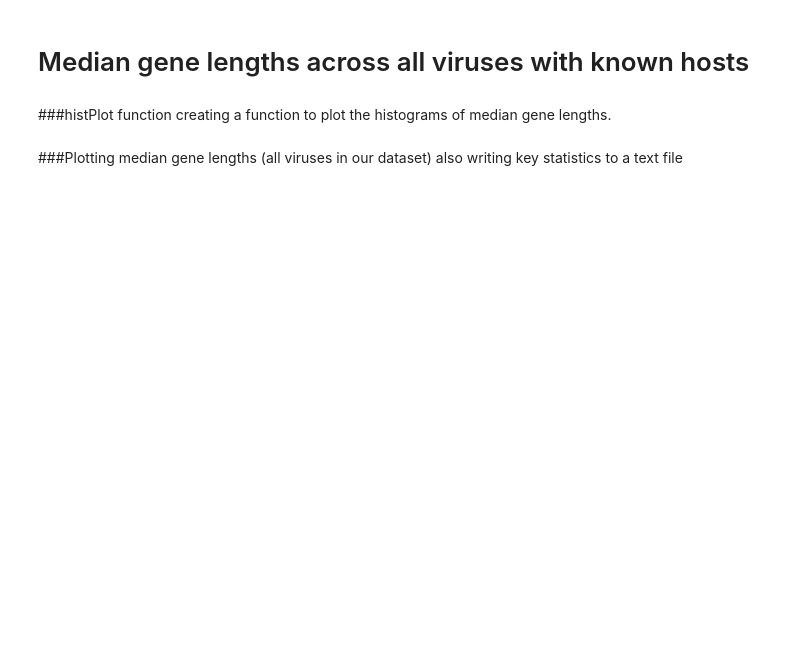
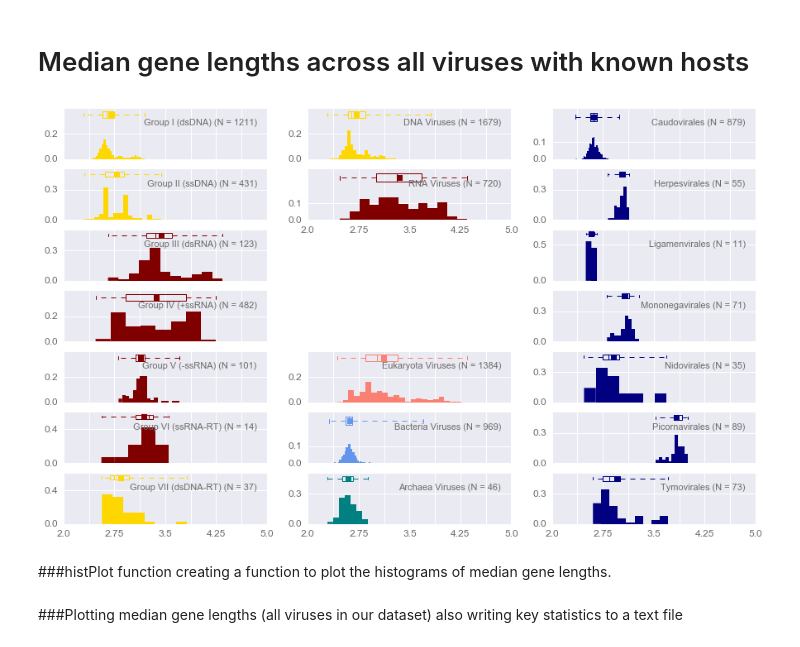
Before and after one commit to gitamahm/VirologyByTheNumbers, a Jupyter notebook: geneLengthsFV.ipynb, the cells around one changed output. Cells and saved outputs as stored; diff of their text form; code cells hidden in the pictures; blank space fills up the shorter version.

```diff
--- a/geneLengthsFV.ipynb
+++ b/geneLengthsFV.ipynb
@@ -13,6 +13,7 @@ from Bio import Entrez
 from Bio import SeqIO
 import matplotlib.patches as mpatches
 import seaborn as sns
+%matplotlib inline
 
 #filename that will be the name of both the stat text file and the plot.
 filename = 'geneLengthHistograms'
@@ -20,7 +21,9 @@ inputFileNameTXT = filename + '.txt'
 fo = open(inputFileNameTXT, 'w')
 #writing the first line here, and the rest as part of the for loop
 fo.write('\t'+'Gene Length Statistics For Different Viral Groups (no. of bases)'+'\n')
-fo.write('\t'+ 'Min' +'\t'+ 'Max' + '\t'+ '25th Percentile'+'\t'+ 'Median'+ '\t' + '75th Percentile' +'\t' + 'Mean' + '\t' +'Stdev.' +'\t'+ 'Min (Log10)' +'\t'+ 'Max (Log10)' + '\t'+ '25th percentile (Log10)'+'\t'+ 'Median (Log10)'+ '\t' + '75th percentile (Log10)' +'\t' + 'Mean (Log10)' + '\t' +'Stdev. (Log10)' +'\n')
+fo.write('\t'+ 'Min' +'\t'+ 'Max' + '\t'+ '25th Percentile'+'\t'+ 'Median'+ '\t' + '75th Percentile' +'\t' +
+         'Mean' + '\t' +'Stdev.' +'\t'+ 'Min (Log10)' +'\t'+ 'Max (Log10)' + '\t'+ '25th percentile (Log10)'+'\t
+         '+ 'Median (Log10)'+ '\t' + '75th percentile (Log10)' +'\t' + 'Mean (Log10)' + '\t' +'Stdev. (Log10)' +'\n')
 
 #as part of quality control the following viruses had to be omitted from our analysis
 #they contain various types of misannotations or mislabeled hosts
@@ -53,6 +56,7 @@ def getHostTaxidFromGenomeFolder(genome_folder):
 
 def getGenomeLengthFromGenomeFolder(genome_folder):
     total = 0
+    #reads genome length from ptt files
     if folder not in badFolders and folder not in sats:
         for file in os.listdir(os.path.join('all_ptt', folder)):
             with open(os.path.join('all_ptt', folder, file)) as ptt_file:
@@ -127,9 +131,11 @@ def getCodingNumberAndOverlapNumberFromGenomeFolder(folder):
 
 def makePlot(virusGroups, hostNames, plotPositionVert):
     #plotPositionVert will let the program know where in the 7x3 subplots to place the figures that are generated.
-    #medProtLengthByGroup is a list of lists containing length of median gene length per virus group across different classifications (originally we were interested in protein length, hence the variable name).
+    #medProtLengthByGroup is a list of lists containing length of median gene length per virus group across
+    #different classifications (originally we were interested in protein length, hence the variable name).
     medProtLengthByGroup = [[(np.log10(x['median']*3)) for x in group] for group in virusGroups]
-    #yVec is normalized frequency. Basically 1/N, where N is the number of viruses per viral group. Note, median multiplied by 3 to reflect the median gene length.
+    #yVec is normalized frequency. Basically 1/N, where N is the number of viruses per viral group.
+    #Note, median multiplied by 3 to reflect the median gene length.
     yVec = [len([x['median']*3 for x in group]) for group in virusGroups]
 
     #boxWidth is the width of the box plot
@@ -156,23 +162,28 @@ def makePlot(virusGroups, hostNames, plotPositionVert):
             else:
                 plotPositionHor = 20
             ax1 = plt.subplot(7,3, plotPositionHor)
-        #all other subplots are placed automatically according to their plotPositionVert, which is specified later in the code
+        #all other subplots are placed automatically according to their plotPositionVert,
+        #which is specified later in the code
         else:
             plotPositionHor = 3*j + plotPositionVert
             ax1 = plt.subplot(7,3, plotPositionHor)
 
-        #calculating the number of bins needed according to Freedman-Diaconis rule. Bin width = 2 * IQR * N^(-1/3), where N is number of datapoints, IQR is interquartile range.
+        #calculating the number of bins needed according to Freedman-Diaconis rule.
+        #Bin width = 2 * IQR * N^(-1/3), where N is number of datapoints, IQR is interquartile range.
         #number of bins can be calculated from bin width according to bin number = (max(data) - min(data))/bin width
-        iqr=np.percentile(medProtLengthByGroup[j], 75, interpolation='higher') - np.percentile(medProtLengthByGroup[j], 25, interpolation='lower')
+        iqr=np.percentile(medProtLengthByGroup[j], 75, interpolation='higher') - np.percentile(medProtLengthByGroup[j],
+                                                                                               25, interpolation='lower')
         bottom = binWidth=2*iqr*len(medProtLengthByGroup[j])**(-1/3)
         top = max(medProtLengthByGroup[j])-min(medProtLengthByGroup[j])
         binNumFreed =int(np.ceil(top/bottom))
 
-        #plotting the normalized histograms, and ensuring bins of equal length by setting 'bins' equal to an array with equal spacings
+        #plotting the normalized histograms, and ensuring bins of equal length by setting 'bins' equal
+        #to an array with equal spacings
         n, bins, patches = plt.hist(medProtLengthByGroup[j], weights=matWeight[j], bins=binNumFreed, color=colors[j], linewidth=0)
         maxHeight= np.round(np.amax(n),1) + 0.2
 
-        #instead of a legend, since there is only one figure per plot, I'm annotating the plot with virus group name, and number of viruses per that group
+        #instead of a legend, since there is only one figure per plot, I'm annotating the plot with virus
+        #group name, and number of viruses per that group
         ax1.annotate(hostNames[j] + ' (N = ' + str(yVec[j]) + ')', xy=(0.95, 0.8), xycoords='axes fraction',
                 horizontalalignment='right', verticalalignment='top', fontsize=11, color='dimgrey')
 
@@ -220,7 +231,8 @@ def makePlot(virusGroups, hostNames, plotPositionVert):
         plt.rcParams['pdf.fonttype'] = 42
 
         #writing the stats to the file we started earlier
-        #Note that the medProtLengthByGroup in this case contains log values already. So to get actual values, I had to convert from log values.
+        #Note that the medProtLengthByGroup in this case contains log values already. So to get actual values,
+        #I had to convert from log values.
         minimum ="%.1f" %min(np.power(10, medProtLengthByGroup[j]))
         logmin = "%.1f" %min(medProtLengthByGroup[j])
         maximum= "%.1f" %max(np.power(10, medProtLengthByGroup[j]))
@@ -235,7 +247,9 @@ def makePlot(virusGroups, hostNames, plotPositionVert):
         logavg = "%.1f" %np.mean(medProtLengthByGroup[j])
         std ="%.1f" %np.std(np.power(10,medProtLengthByGroup[j]))
         logstd = "%.1f" %np.std(medProtLengthByGroup[j])
-        fo.write(hostNames[j] +' (N = ' + str(yVec[j]) + ')'+'\t'+ minimum +'\t'+ maximum + '\t'+ iqr1 + '\t'+ med+ '\t' + iqr3 + '\t' + avg +'\t'+ std + '\t'+ logmin + '\t' + logmax +'\t' + logiqr1 +'\t'+ logmed+ '\t'+ logiqr3 + '\t' + logavg +'\t'+ logstd + '\n')
+        fo.write(hostNames[j] +' (N = ' + str(yVec[j]) + ')'+'\t'+ minimum +'\t'+ maximum + '\t'+ iqr1 +
+                 '\t'+ med+ '\t' + iqr3 + '\t' + avg +'\t'+ std + '\t'+ logmin + '\t' + logmax +'\t' + logiqr1 +
+                 '\t'+ logmed+ '\t'+ logiqr3 + '\t' + logavg +'\t'+ logstd + '\n')
 
 
 genomeLengths = []
@@ -260,7 +274,8 @@ for folder in os.listdir('all_faa'):
 
         hostTaxid = getHostTaxidFromGenomeFolder(folder)
         # These taxids come from viruses with unidentified hosts.
-        if hostTaxid and hostTaxid != 11086 and hostTaxid != 10036 and hostTaxid != 37965 and hostTaxid != 10640  and hostTaxid != 32644 and hostTaxid != 1 and hostTaxid != 212035 and hostTaxid != 1051671:
+        if hostTaxid and hostTaxid != 11086 and hostTaxid != 10036 and hostTaxid != 37965 and hostTaxid != 10640
+        and hostTaxid != 32644 and hostTaxid != 1 and hostTaxid != 212035 and hostTaxid != 1051671:
             taxidList.append(getTaxidFromGenomeFolder(folder))
             hostTaxidList.append(hostTaxid)
             genomeLengths.append(getGenomeLengthFromGenomeFolder(folder))
@@ -338,34 +353,38 @@ virusGroups.append([g for g in lengthData if 'Caulimoviridae' in g['englishLinea
 hostNames = ['Group I (dsDNA)', 'Group II (ssDNA)', 'Group III (dsRNA)', 'Group IV (+ssRNA)',
              'Group V (-ssRNA)', 'Group VI (ssRNA-RT)', 'Group VII (dsDNA-RT)', 'Unclassified']
 plotPositionVert =1
 colors = ['gold', 'gold', 'maroon', 'maroon', 'maroon', 'maroon', 'gold']
 makePlot(virusGroups, hostNames,plotPositionVert)
 
 
 #Make the Nucleotide Type classified plot
 newVirusGroups = []
 newVirusGroups.append(virusGroups[0] + virusGroups[1] + virusGroups[6])
 newVirusGroups.append(virusGroups[2] + virusGroups[3] + virusGroups[4] + virusGroups[5])
 DNAviruses = newVirusGroups[0]
 RNAviruses = newVirusGroups[1]
 plotPositionVert = 2
 colors = ['gold','maroon']
 makePlot(newVirusGroups,['DNA Viruses', 'RNA Viruses'],plotPositionVert)
 
 
 #Make the ICTV classified plot
 hostNames = ['Caudovirales', 'Herpesvirales', 'Ligamenvirales', 'Mononegavirales', 'Nidovirales',
              'Picornavirales', 'Tymovirales']
 virusGroups = [[g for g in lengthData if taxon in g['englishLineage']]
                for taxon in hostNames]
 colors = ["navy"]*7
 plotPositionVert =3
 makePlot(virusGroups, hostNames, plotPositionVert)
 
 plt.savefig(filename + '.pdf')
 fo.close()
+plt.show()
 
-plt.show()
+#x values are the median gene length (log10), and the y values are normalized abundance (normalized to the total
+#number of viruses in each plot).
+# %% [output]
+[figure, added]
 # %% [markdown]
 ###histPlot function
 creating a function to plot the histograms of median gene lengths.
```
Also changed, not shown: parts of 13 cells of this notebook.
